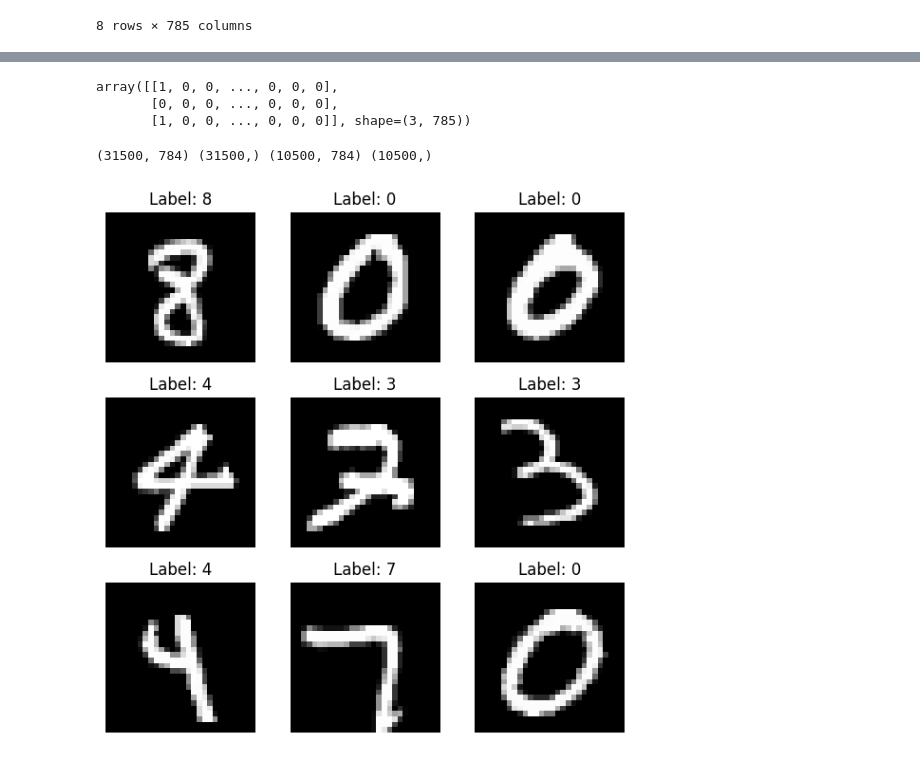
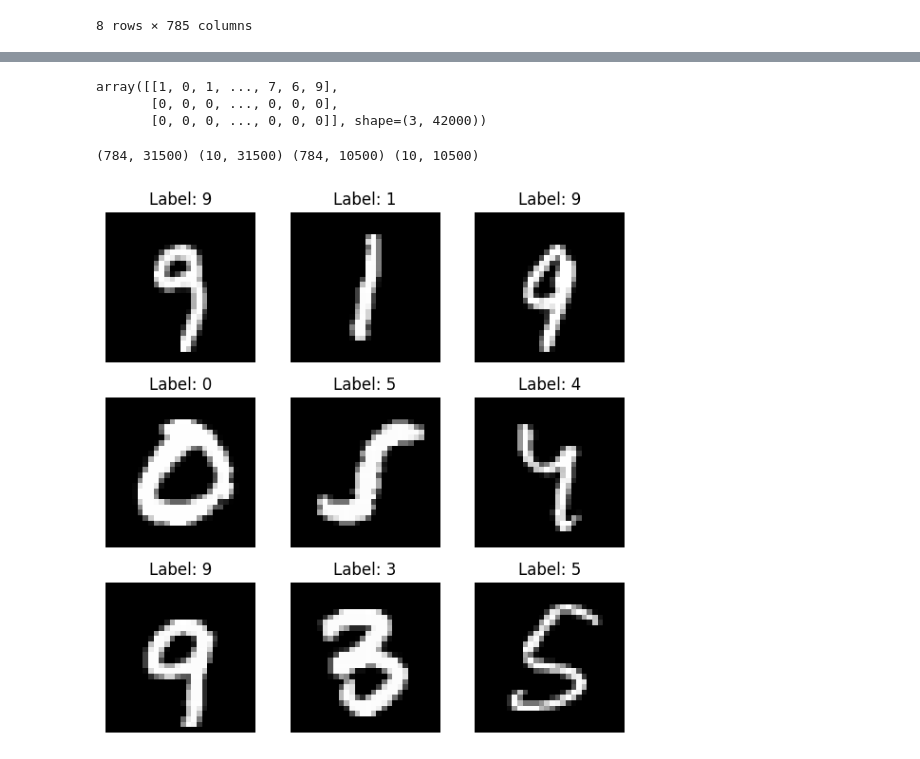
Before and after one commit to sebastianbrubaker/mlp_from_scratch, a Jupyter notebook: notebook.ipynb, the cells around one changed output, grey strips where cells are left out. Saved outputs shown, nothing was run; the diff lists cells and outputs as text; code cells hidden in the pictures.

Commit message:
Implemented, trained, and tested.

```diff
--- a/notebook.ipynb
+++ b/notebook.ipynb
@@ -21,5 +30,6 @@ df.describe()
 | max | 9.000000 | 0.0 | 0.0 | 0.0 | 0.0 | 0.0 | 0.0 | 0.0 | 0.0 | 0.0 | ... | ... |
 8 rows × 785 columns
 # %%
-df.head(3)
+df = df.T
+df
 # %% [output]
@@ -31,12 +49,12 @@ df.head(3)
 # %%
 df.to_numpy()[0:3, ]
 # %% [output]
-array([[1, 0, 0, ..., 0, 0, 0],
+array([[1, 0, 1, ..., 7, 6, 9],
        [0, 0, 0, ..., 0, 0, 0],
-       [1, 0, 0, ..., 0, 0, 0]], shape=(3, 785))
+       [0, 0, 0, ..., 0, 0, 0]], shape=(3, 42000))
 # %%
 ds = df.to_numpy()
-ds = rng.permutation(ds, axis=0)        # Perturb matrix rows
+ds = rng.permutation(ds, axis=1)        # Perturb matrix columns
 
 assert np.isnan(ds).sum() == 0      # No NaNs!!!
 
@@ -44,33 +62,37 @@ def normalize(arr):
     return (arr - np.min(arr)) / (np.max(arr) - np.min(arr))
 
 m, n = ds.shape
-x_train = normalize(ds[0:int(0.75*m),1: ])
-x_test = normalize(ds[int(0.75*m): ,1: ])      # end=start as Python splits exclusive of the end: [,)
+X_train = normalize(ds[1: ,0:int(0.75*n)])
+Y_train = ds[0,0:int(0.75*n)]
 
-y_train = ds[0:int(0.75*m),0]
-y_test = ds[int(0.75*m): ,0]
+X_test = normalize(ds[1: ,int(0.75*n): ])
+Y_test = ds[0,int(0.75*n): ]
 
-print(x_train.shape, y_train.shape, x_test.shape, y_test.shape)
+Y_train_one_hot = np.eye(10)[Y_train].T
+Y_test_one_hot = np.eye(10)[Y_test].T
+
+
+print(X_train.shape, Y_train_one_hot.shape, X_test.shape, Y_test_one_hot.shape)
 # %% [output]
-(31500, 784) (31500,) (10500, 784) (10500,)
+(784, 31500) (10, 31500) (784, 10500) (10, 10500)
 # %%
 # Create a 3x3 grid of subplots
 fig, axes = plt.subplots(3, 3, figsize=(6, 6))
 axes = axes.flatten()  # Flatten the 2D array of axes for easy looping
 
 for i in range(9):
     # Pick a random index from the training set
-    idx = rng.integers(0, x_train.shape[0])
+    idx = rng.integers(0, X_train.shape[1])
 
     # 1. Reshape the flat 784 pixels back into a 28x28 image
-    img = x_train[idx].reshape(28, 28)
+    img = X_train[:,idx].reshape(28, 28)
 
     # 2. Plot the image (cmap='gray' shows it in black and white)
     axes[i].imshow(img, cmap='gray')
-    axes[i].set_title(f"Label: {y_train[idx]}")
+    axes[i].set_title(f"Label: {Y_train[idx]}")
     axes[i].axis('off')  # Hide pixel coordinate axes
 
 plt.tight_layout()
 plt.show()
 # %% [output]
-[figure, old version]
+[figure, new version]
```
Also changed, not shown: parts of 7 cells of this notebook.
